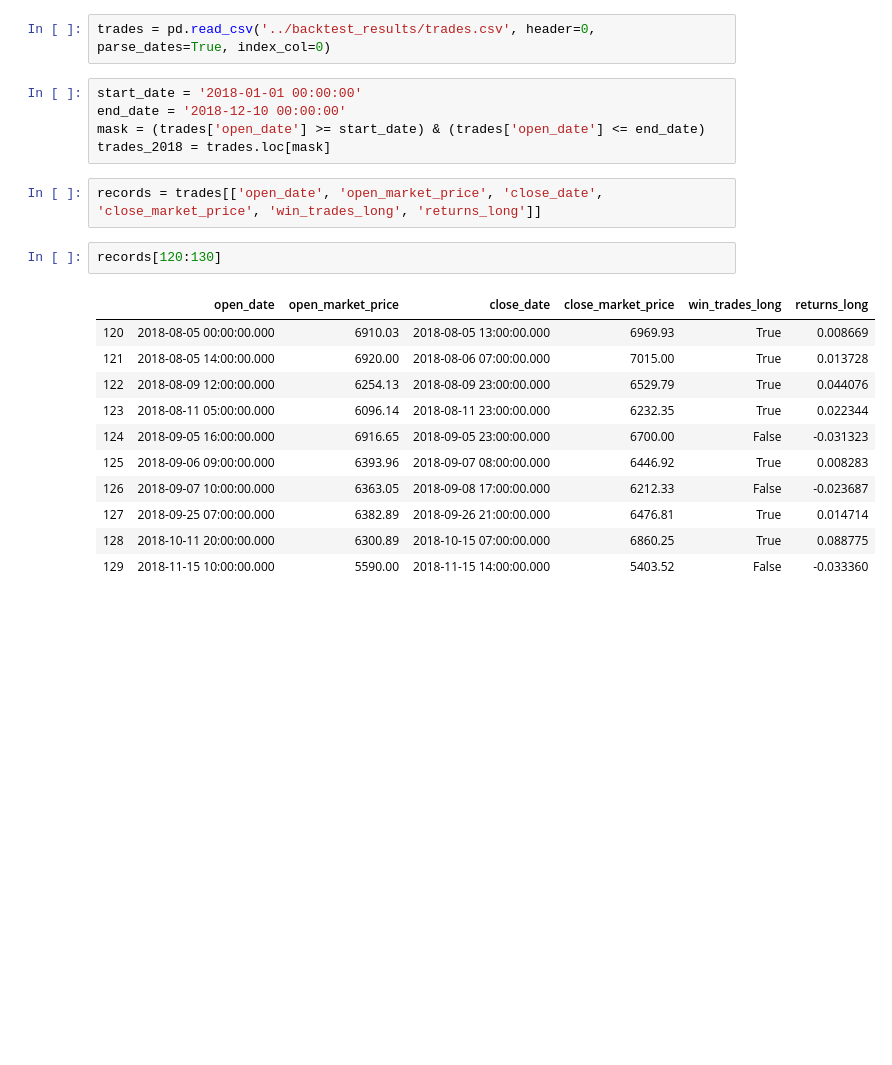
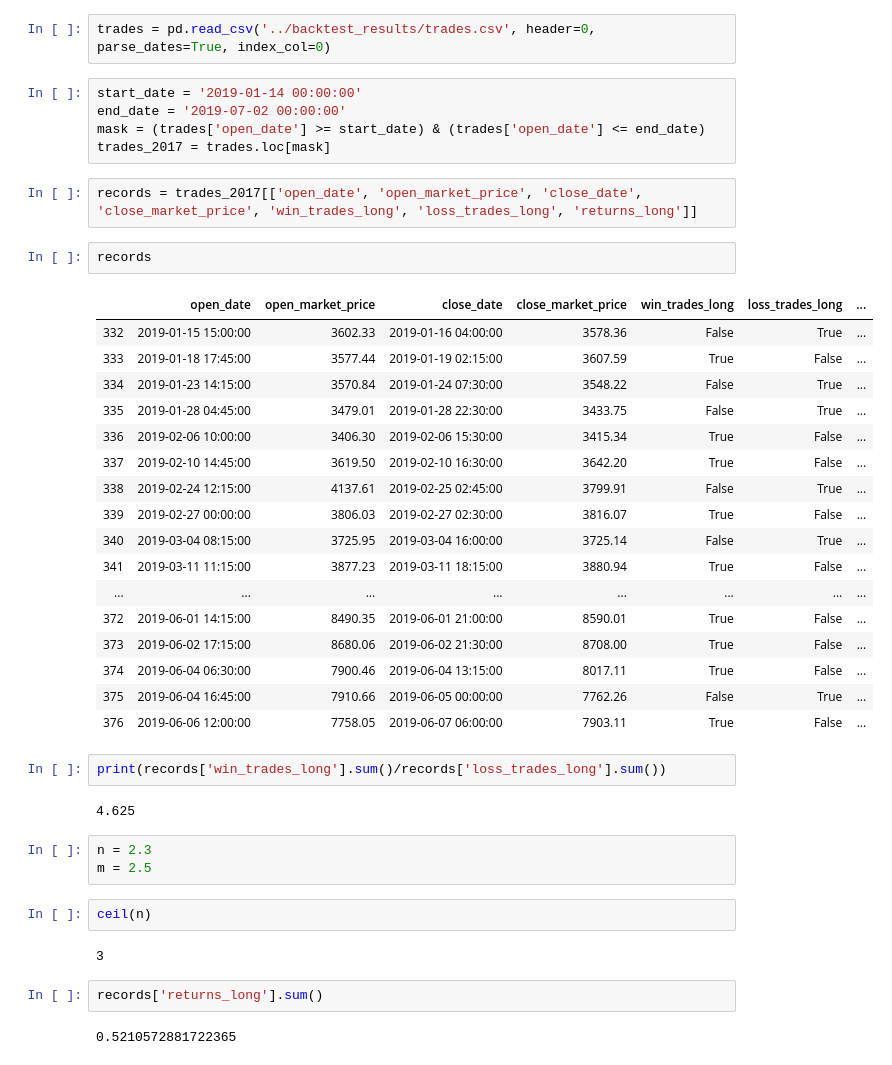
Before and after one commit to webclinic017/promesse-trading-engine-v2, a Jupyter notebook: notebooks/Analysing trades.ipynb, the cells around one changed output. Drawn from its saved outputs; the diff is of its cells as text; blank space fills up the shorter version.

```diff
--- a/notebooks/Analysing trades.ipynb
+++ b/notebooks/Analysing trades.ipynb
@@ -204,23 +206,44 @@ Name: rsi, Length: 124, dtype: float64
 # %%
 trades = pd.read_csv('../backtest_results/trades.csv', header=0, parse_dates=True, index_col=0)
 # %%
-start_date = '2018-01-01 00:00:00'
-end_date = '2018-12-10 00:00:00'
+start_date = '2019-01-14 00:00:00'
+end_date = '2019-07-02 00:00:00'
 mask = (trades['open_date'] >= start_date) & (trades['open_date'] <= end_date)
-trades_2018 = trades.loc[mask]
+trades_2017 = trades.loc[mask]
 # %%
-records = trades[['open_date', 'open_market_price', 'close_date', 'close_market_price', 'win_trades_long', 'returns_long']]
+records = trades_2017[['open_date', 'open_market_price', 'close_date', 'close_market_price', 'win_trades_long', 'loss_trades_long', 'returns_long']]
 # %%
-records[120:130]
+records
 # %% [output]
-|  | open_date | open_market_price | close_date | close_market_price | win_trades_long | returns_long |
-| 120 | 2018-08-05 00:00:00.000 | 6910.03 | 2018-08-05 13:00:00.000 | 6969.93 | True | 0.008669 |
-| 121 | 2018-08-05 14:00:00.000 | 6920.00 | 2018-08-06 07:00:00.000 | 7015.00 | True | 0.013728 |
-| 122 | 2018-08-09 12:00:00.000 | 6254.13 | 2018-08-09 23:00:00.000 | 6529.79 | True | 0.044076 |
-| 123 | 2018-08-11 05:00:00.000 | 6096.14 | 2018-08-11 23:00:00.000 | 6232.35 | True | 0.022344 |
-| 124 | 2018-09-05 16:00:00.000 | 6916.65 | 2018-09-05 23:00:00.000 | 6700.00 | False | -0.031323 |
-| 125 | 2018-09-06 09:00:00.000 | 6393.96 | 2018-09-07 08:00:00.000 | 6446.92 | True | 0.008283 |
-| 126 | 2018-09-07 10:00:00.000 | 6363.05 | 2018-09-08 17:00:00.000 | 6212.33 | False | -0.023687 |
-| 127 | 2018-09-25 07:00:00.000 | 6382.89 | 2018-09-26 21:00:00.000 | 6476.81 | True | 0.014714 |
-| 128 | 2018-10-11 20:00:00.000 | 6300.89 | 2018-10-15 07:00:00.000 | 6860.25 | True | 0.088775 |
-| 129 | 2018-11-15 10:00:00.000 | 5590.00 | 2018-11-15 14:00:00.000 | 5403.52 | False | -0.033360 |
+|  | open_date | open_market_price | close_date | close_market_price | win_trades_long | loss_trades_long | ... |
+| 332 | 2019-01-15 15:00:00 | 3602.33 | 2019-01-16 04:00:00 | 3578.36 | False | True | ... |
+| 333 | 2019-01-18 17:45:00 | 3577.44 | 2019-01-19 02:15:00 | 3607.59 | True | False | ... |
+| 334 | 2019-01-23 14:15:00 | 3570.84 | 2019-01-24 07:30:00 | 3548.22 | False | True | ... |
+| 335 | 2019-01-28 04:45:00 | 3479.01 | 2019-01-28 22:30:00 | 3433.75 | False | True | ... |
+| 336 | 2019-02-06 10:00:00 | 3406.30 | 2019-02-06 15:30:00 | 3415.34 | True | False | ... |
+| 337 | 2019-02-10 14:45:00 | 3619.50 | 2019-02-10 16:30:00 | 3642.20 | True | False | ... |
+| 338 | 2019-02-24 12:15:00 | 4137.61 | 2019-02-25 02:45:00 | 3799.91 | False | True | ... |
+| 339 | 2019-02-27 00:00:00 | 3806.03 | 2019-02-27 02:30:00 | 3816.07 | True | False | ... |
+| 340 | 2019-03-04 08:15:00 | 3725.95 | 2019-03-04 16:00:00 | 3725.14 | False | True | ... |
+| 341 | 2019-03-11 11:15:00 | 3877.23 | 2019-03-11 18:15:00 | 3880.94 | True | False | ... |
+| ... | ... | ... | ... | ... | ... | ... | ... |
+| 372 | 2019-06-01 14:15:00 | 8490.35 | 2019-06-01 21:00:00 | 8590.01 | True | False | ... |
+| 373 | 2019-06-02 17:15:00 | 8680.06 | 2019-06-02 21:30:00 | 8708.00 | True | False | ... |
+| 374 | 2019-06-04 06:30:00 | 7900.46 | 2019-06-04 13:15:00 | 8017.11 | True | False | ... |
+| 375 | 2019-06-04 16:45:00 | 7910.66 | 2019-06-05 00:00:00 | 7762.26 | False | True | ... |
+| 376 | 2019-06-06 12:00:00 | 7758.05 | 2019-06-07 06:00:00 | 7903.11 | True | False | ... |
+# %%
+print(records['win_trades_long'].sum()/records['loss_trades_long'].sum())
+# %% [output]
+4.625
+# %%
+n = 2.3
+m = 2.5
+# %%
+ceil(n)
+# %% [output]
+3
+# %%
+records['returns_long'].sum()
+# %% [output]
+0.5210572881722365
```
Also changed, not shown: parts of 1 cell of this notebook, 8 other files.
